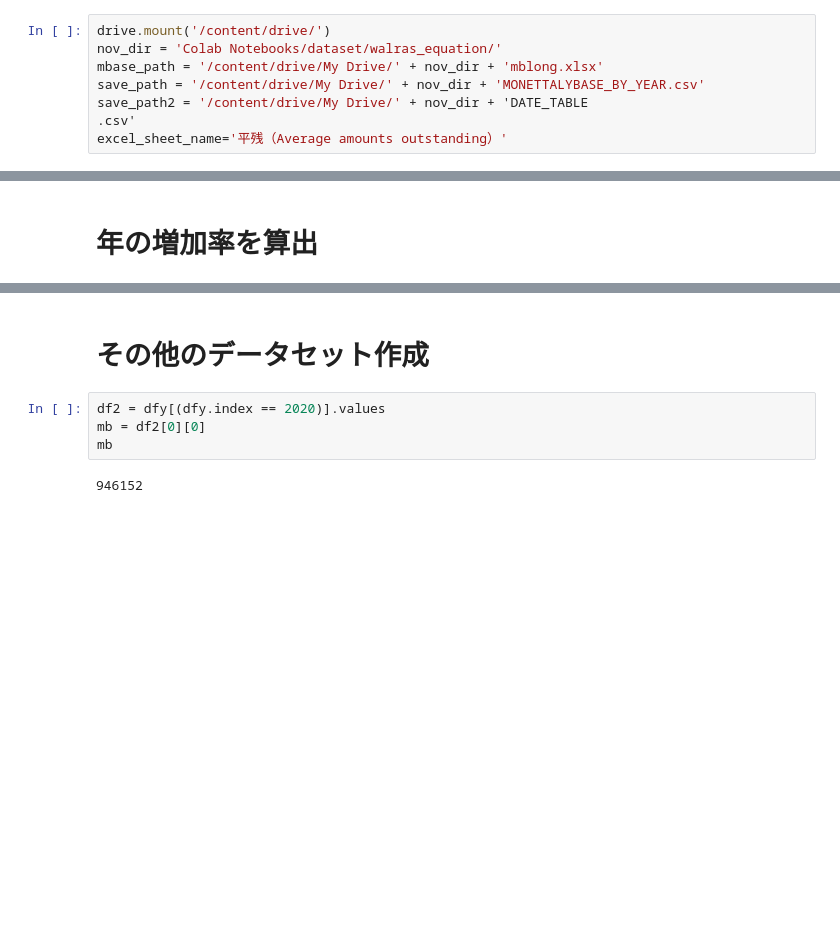
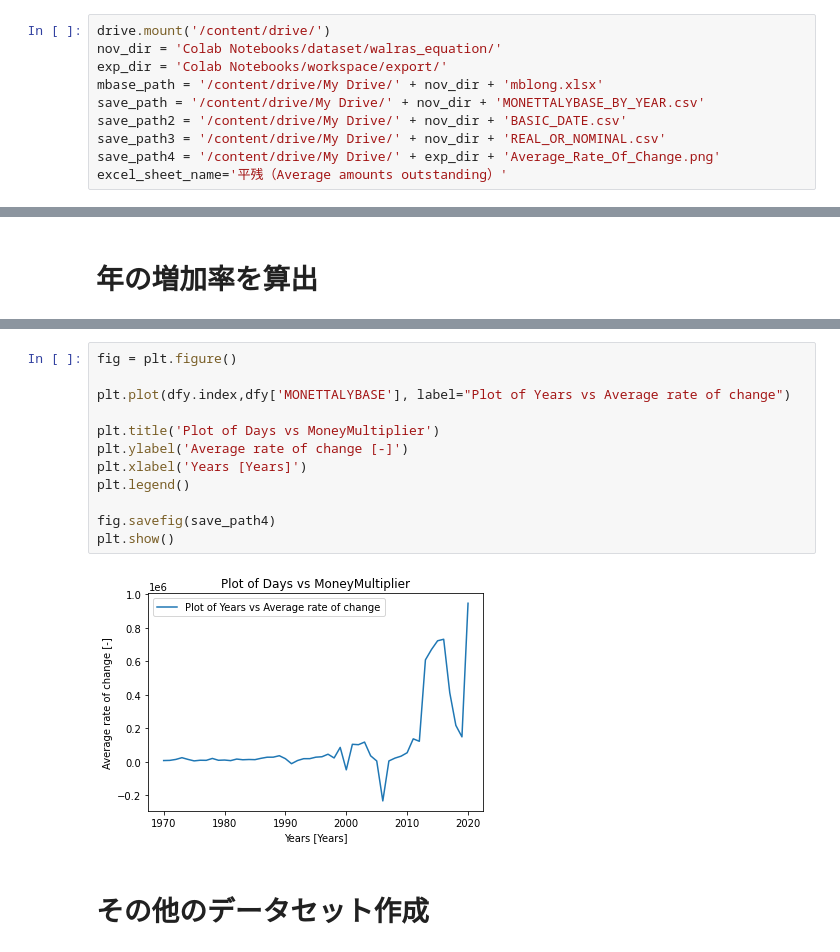
Before and after one commit to sugiyama404/DecideBudgetFromWalras, a Jupyter notebook: make_dataset/MAKE_CSV_MONETTALYBASE_BY_YEAY.ipynb, the cells around one changed output, grey strips where cells are left out. Drawn from its saved outputs; the diff is of its cells as text; blank space fills up the shorter version.

```diff
--- a/make_dataset/MAKE_CSV_MONETTALYBASE_BY_YEAY.ipynb
+++ b/make_dataset/MAKE_CSV_MONETTALYBASE_BY_YEAY.ipynb
@@ -9,10 +9,12 @@ import time
 # %%
 drive.mount('/content/drive/')
 nov_dir = 'Colab Notebooks/dataset/walras_equation/'
+exp_dir = 'Colab Notebooks/workspace/export/'
 mbase_path = '/content/drive/My Drive/' + nov_dir + 'mblong.xlsx'
 save_path = '/content/drive/My Drive/' + nov_dir + 'MONETTALYBASE_BY_YEAR.csv'
-save_path2 = '/content/drive/My Drive/' + nov_dir + 'DATE_TABLE
-.csv'
+save_path2 = '/content/drive/My Drive/' + nov_dir + 'BASIC_DATE.csv'
+save_path3 = '/content/drive/My Drive/' + nov_dir + 'REAL_OR_NOMINAL.csv'
+save_path4 = '/content/drive/My Drive/' + exp_dir + 'Average_Rate_Of_Change.png'
 excel_sheet_name='平残（Average amounts outstanding）'
 # %% [output]
 Drive already mounted at /content/drive/; to attempt to forcibly remount, call drive.mount("/content/drive/", force_remount=True).
@@ -56,8 +66,16 @@ dfy.to_csv(save_path, sep=",")
+# %%
+fig = plt.figure()
+
+plt.plot(dfy.index,dfy['MONETTALYBASE'], label="Plot of Years vs Average rate of change")
+
+plt.title('Plot of Days vs MoneyMultiplier')
+plt.ylabel('Average rate of change [-]')
+plt.xlabel('Years [Years]')
+plt.legend()
+
+fig.savefig(save_path4)
+plt.show()
+# %% [output]
+[figure, added]
 # %% [markdown]
 # その他のデータセット作成
-# %%
-df2 = dfy[(dfy.index == 2020)].values
-mb = df2[0][0]
-mb
-# %% [output]
-946152
```
Also changed, not shown: parts of 3 cells of this notebook.
